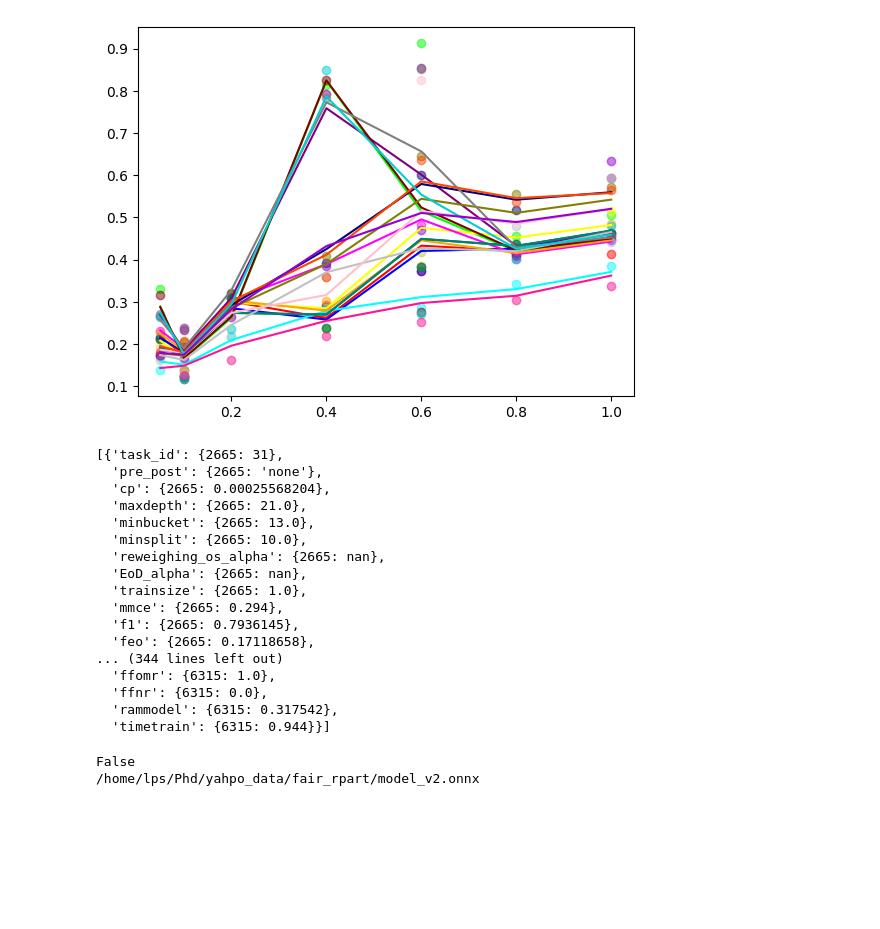
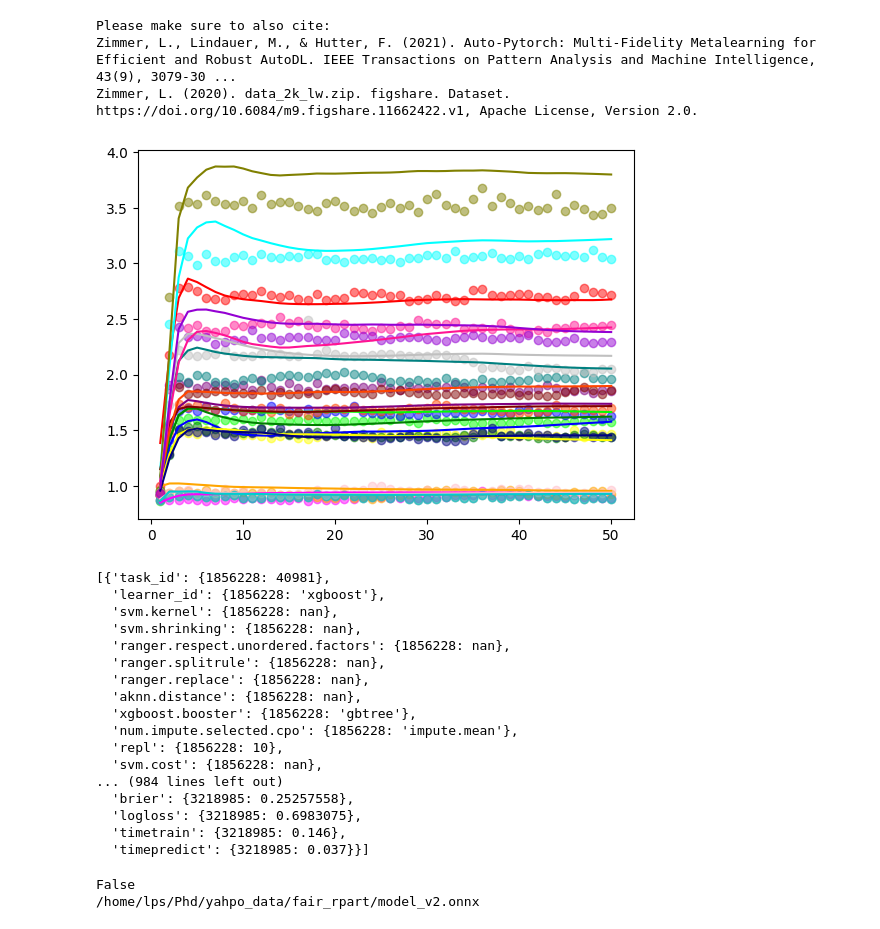
Before and after one commit to slds-lmu/yahpo_gym, a Jupyter notebook: yahpo_train/notebooks/learning_curves.ipynb, the cells around one changed output. Drawn from its saved outputs; the diff is of its cells as text; code cells hidden in the pictures; blank space fills up the shorter version.

```diff
--- a/yahpo_train/notebooks/learning_curves.ipynb
+++ b/yahpo_train/notebooks/learning_curves.ipynb
@@ -5,13 +5,32 @@ from yahpo_gym import local_config
 import matplotlib.pyplot as plt
 import pandas as pd
 # %%
-bench = BenchmarkSet("iaml_glmnet", active_session=False, check=False)
+bench = BenchmarkSet("lcbench", active_session=False, check=False)
 bench.config.config["model"] = "model_v2.onnx"
 bench.active_session
 bench.set_session()
+# %% [output]
+Please make sure to also cite:
+Zimmer, L., Lindauer, M., & Hutter, F. (2021). Auto-Pytorch: Multi-Fidelity Metalearning for Efficient and Robust AutoDL. IEEE Transactions on Pattern Analysis and Machine Intelligence, 43(9), 3079-30 ...
+Zimmer, L. (2020). data_2k_lw.zip. figshare. Dataset. https://doi.org/10.6084/m9.figshare.11662422.v1, Apache License, Version 2.0.
 # %%
 df = pd.read_csv(bench.config.get_path("test_dataset"))
 # %%
+def harmonize_dtypes(df1, df2):
+    common_columns = df1.columns.intersection(df2.columns)
+
+    for col in common_columns:
+        if df1[col].dtype != df2[col].dtype:
+            try:
+                df2[col] = df2[col].astype(df1[col].dtype)
+                #print(f"Converted {col} in df2 to {df1[col].dtype}")
+            except ValueError:
+                try:
+                    df1[col] = df1[col].astype(df2[col].dtype)
+                    #print(f"Converted {col} in df1 to {df2[col].dtype}")
+                except ValueError:
+                    print(f"Failed to convert {col}")
+
 def plot_true_lc(ccs, target, dat):
     colors = [
         "#FF0000",
@@ -43,6 +62,7 @@ def plot_true_lc(ccs, target, dat):
             for k in bench.config_space.get_hyperparameter_names()
         }
         config = pd.DataFrame(data=x, index=[0])
+        harmonize_dtypes(tmp, config)
         config.drop(fidelity_params, axis=1, inplace=True)
         pdf = dat.merge(config, on=list(config.columns.values))
         pdf = pdf.sort_values(bench.config.fidelity_params[0])
@@ -84,13 +104,22 @@ def plot_lc(ccs, target, fidelity_sequence):
             for k in bench.config_space.get_hyperparameter_names()
         }
         x[bench.config.instance_names] = str(x[bench.config.instance_names])
-        # FIXME: rbv2_ranger, rbv2_svm, rbv2_super, iaml_ranger, iaml_super
-        # replace and shrinking must be converted to str
+        # (ranger.)replace and (svm.)shrinking must be converted to str
+        if "ranger.replace" in x.keys():
+            if x["ranger.replace"]:
+                x["ranger.replace"] = "TRUE"
+            else:
+                x["ranger.replace"] = "FALSE"
         if "replace" in x.keys():
             if x["replace"]:
                 x["replace"] = "TRUE"
             else:
                 x["replace"] = "FALSE"
+        if "svm.shrinking" in x.keys():
+            if x["svm.shrinking"]:
+                x["svm.shrinking"] = "TRUE"
+            else:
+                x["svm.shrinking"] = "FALSE"
         if "shrinking" in x.keys():
             if x["shrinking"]:
                 x["shrinking"] = "TRUE"
@@ -110,36 +139,37 @@ def plot_lc(ccs, target, fidelity_sequence):
         plt.plot(fidelity_sequence, res, color=colors[i])
 # %%
 # Draw a sample configuration
-tmp = df[df["task_id"] == 1067]
+tmp = df[df["OpenML_task_id"] == 167152]
+#tmp = df[(df["task_id"] == 375) & (df["learner_id"] == "svm") & (df["repl"] == 10)]
 ccs = [tmp.sample(1).to_dict() for i in range(20)]
-target = "timetrain"
+target = "time_increase"
 # target = "model_parameters"
-fidelity_sequence = [0.05, 0.10, 0.2, 0.4, 0.6, 0.8, 1.00]
-# fidelity_sequence = range(1, 51)
+#fidelity_sequence = [0.05, 0.10, 0.2, 0.4, 0.6, 0.8, 1.00]
+fidelity_sequence = range(1, 51)
 plot_true_lc(ccs, target=target, dat=tmp)
 plot_lc(ccs, target=target, fidelity_sequence=fidelity_sequence)
 # %% [output]
-[figure, old version]
+[figure, new version]
 # %%
 ccs
 # %% [output]
-[{'task_id': {2665: 31},
-  'pre_post': {2665: 'none'},
-  'cp': {2665: 0.00025568204},
-  'maxdepth': {2665: 21.0},
-  'minbucket': {2665: 13.0},
-  'minsplit': {2665: 10.0},
-  'reweighing_os_alpha': {2665: nan},
-  'EoD_alpha': {2665: nan},
-  'trainsize': {2665: 1.0},
-  'mmce': {2665: 0.294},
-  'f1': {2665: 0.7936145},
-  'feo': {2665: 0.17118658},
-... (344 lines left out)
-  'ffomr': {6315: 1.0},
-  'ffnr': {6315: 0.0},
-  'rammodel': {6315: 0.317542},
-  'timetrain': {6315: 0.944}}]
+[{'task_id': {1856228: 40981},
+  'learner_id': {1856228: 'xgboost'},
+  'svm.kernel': {1856228: nan},
+  'svm.shrinking': {1856228: nan},
+  'ranger.respect.unordered.factors': {1856228: nan},
+  'ranger.splitrule': {1856228: nan},
+  'ranger.replace': {1856228: nan},
+  'aknn.distance': {1856228: nan},
+  'xgboost.booster': {1856228: 'gbtree'},
+  'num.impute.selected.cpo': {1856228: 'impute.mean'},
+  'repl': {1856228: 10},
+  'svm.cost': {1856228: nan},
+... (984 lines left out)
+  'brier': {3218985: 0.25257558},
+  'logloss': {3218985: 0.6983075},
+  'timetrain': {3218985: 0.146},
+  'timepredict': {3218985: 0.037}}]
 # %%
 bench = BenchmarkSet("fair_rpart", active_session=False, check=False, noisy=False)
 bench.config.config["model"] = "model_v2.onnx"
```
Also changed, not shown: 1 other file.
